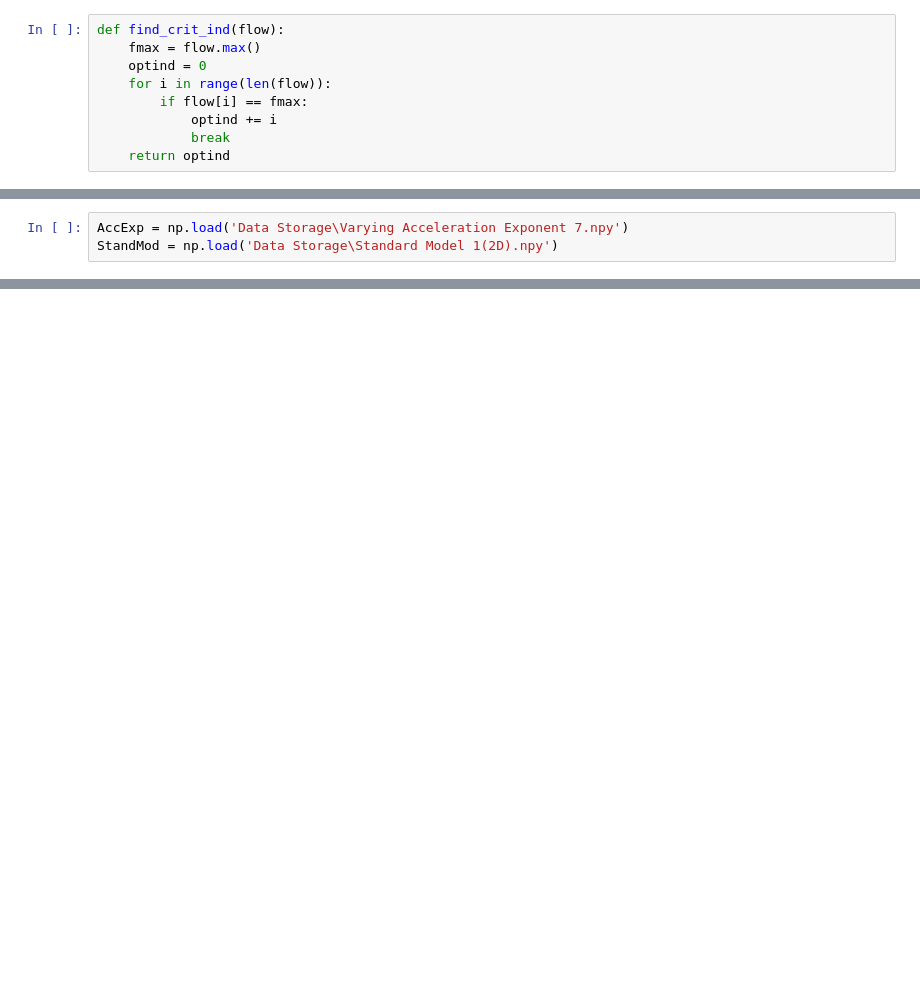
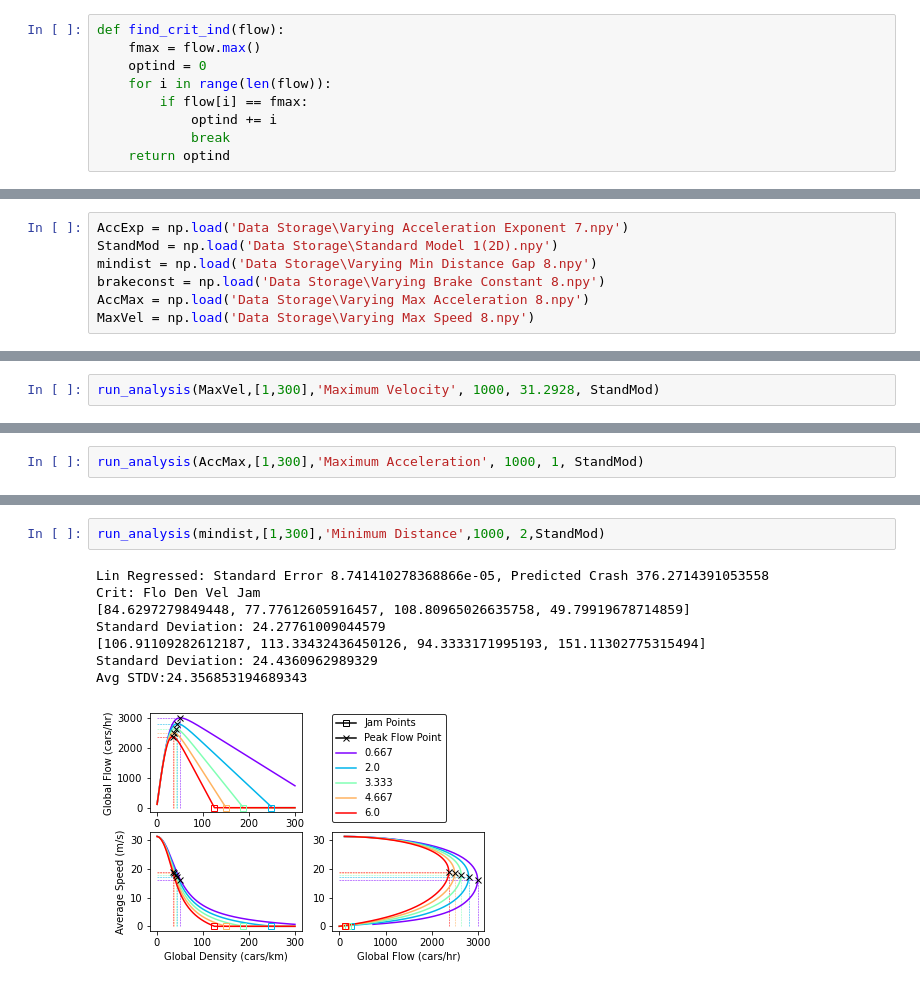
Before and after one commit to Samuel-Tho/IDM-Traffic-Sim, a Jupyter notebook: Basic Model Analysis.ipynb, the cells around one changed output, grey strips where cells are left out. Saved outputs shown, nothing was run; the diff lists cells and outputs as text; blank space fills up the shorter version.

```diff
--- a/Basic Model Analysis.ipynb
+++ b/Basic Model Analysis.ipynb
@@ -29,6 +31,10 @@ def find_crash_point(flow):
 # %%
 AccExp = np.load('Data Storage\Varying Acceleration Exponent 7.npy')
 StandMod = np.load('Data Storage\Standard Model 1(2D).npy')
+mindist = np.load('Data Storage\Varying Min Distance Gap 8.npy')
+brakeconst = np.load('Data Storage\Varying Brake Constant 8.npy')
+AccMax = np.load('Data Storage\Varying Max Acceleration 8.npy')
+MaxVel = np.load('Data Storage\Varying Max Speed 8.npy')
 # %%
 #input array must contain 2 rows, first row flow, second velocity
 #each row contains value for each density
@@ -118,0 +170,2 @@ Crit: Flo Den Vel Jam
+# %%
+run_analysis(MaxVel,[1,300],'Maximum Velocity', 1000, 31.2928, StandMod)
@@ -118,0 +180,2 @@ Crit: Flo Den Vel Jam
+# %%
+run_analysis(AccMax,[1,300],'Maximum Acceleration', 1000, 1, StandMod)
@@ -118,0 +190,11 @@ Crit: Flo Den Vel Jam
+# %%
+run_analysis(mindist,[1,300],'Minimum Distance',1000, 2,StandMod)
+# %% [output]
+Lin Regressed: Standard Error 8.741410278368866e-05, Predicted Crash 376.2714391053558
+Crit: Flo Den Vel Jam
+[84.6297279849448, 77.77612605916457, 108.80965026635758, 49.79919678714859]
+Standard Deviation: 24.27761009044579
+[106.91109282612187, 113.33432436450126, 94.3333171995193, 151.11302775315494]
+Standard Deviation: 24.4360962989329
+Avg STDV:24.356853194689343
+[figure, added]
```
Also changed, not shown: parts of 10 cells of this notebook, 4 other files.
